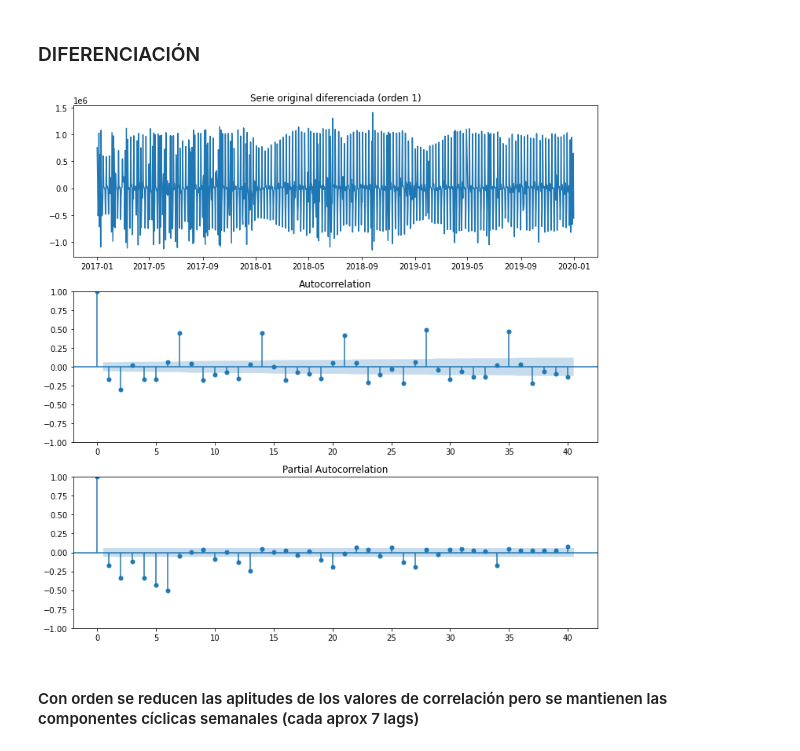
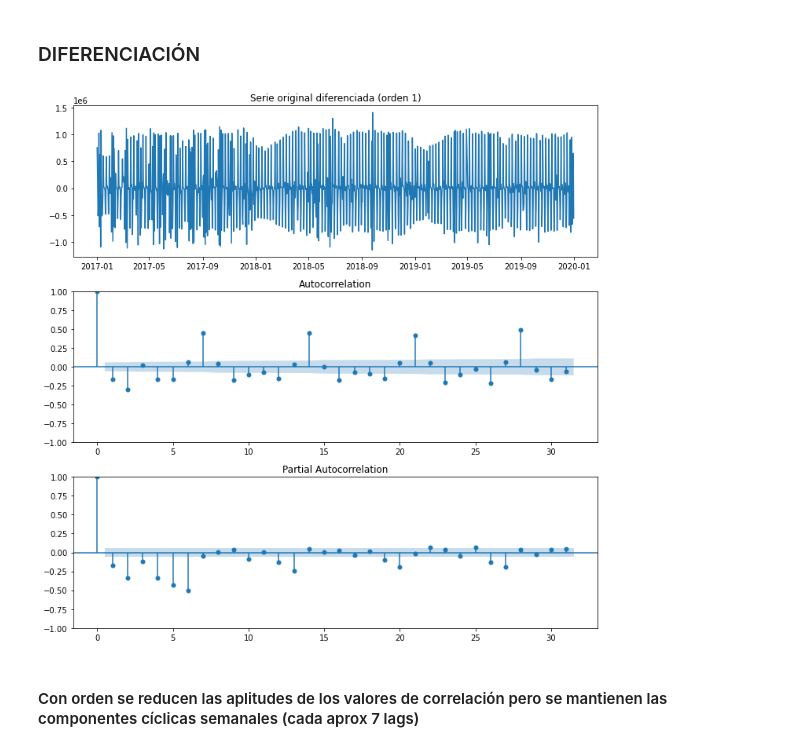
Before and after one commit to arigarmendia/Time-Series, a Jupyter notebook: TP/molinetes.ipynb, the cells around one changed output. Cells and saved outputs as stored; diff of their text form; code cells hidden in the pictures.

```diff
--- a/TP/molinetes.ipynb
+++ b/TP/molinetes.ipynb
@@ -411,18 +411,18 @@ plt.show()
 difference = molinetes.copy()
 # %%
 difference['diff_1'] = difference['total'].diff()
-difference['diff_2'] = difference['total'].diff(periods = 7)
-difference['diff_3'] = difference['total'].diff(periods = 365)
+difference['diff_7'] = difference['total'].diff(periods = 7)
+difference['diff_365'] = difference['total'].diff(periods = 365)
 # %%
 fig, ax = plt.subplots(3,1,figsize=(10,10))
 ax[0].plot(difference.diff_1)
 ax[0].set_title('Serie original diferenciada (orden 1)')
-sm.graphics.tsa.plot_acf(difference.diff_1[1:], lags=40, ax=ax[1])
-sm.graphics.tsa.plot_pacf(difference.diff_1[1:], method='ywm', lags=40, ax=ax[2])
+sm.graphics.tsa.plot_acf(difference.diff_1[1:], ax=ax[1])
+sm.graphics.tsa.plot_pacf(difference.diff_1[1:], method='ywm', ax=ax[2])
 plt.tight_layout()
 plt.show()
 # %% [output]
-[figure, old version]
+[figure, new version]
 # %% [markdown]
 #### Con orden se reducen las aplitudes de los valores de correlación pero se mantienen las componentes cíclicas semanales (cada aprox 7 lags)
 # %% [markdown]
```
Also changed, not shown: parts of 19 cells of this notebook.
